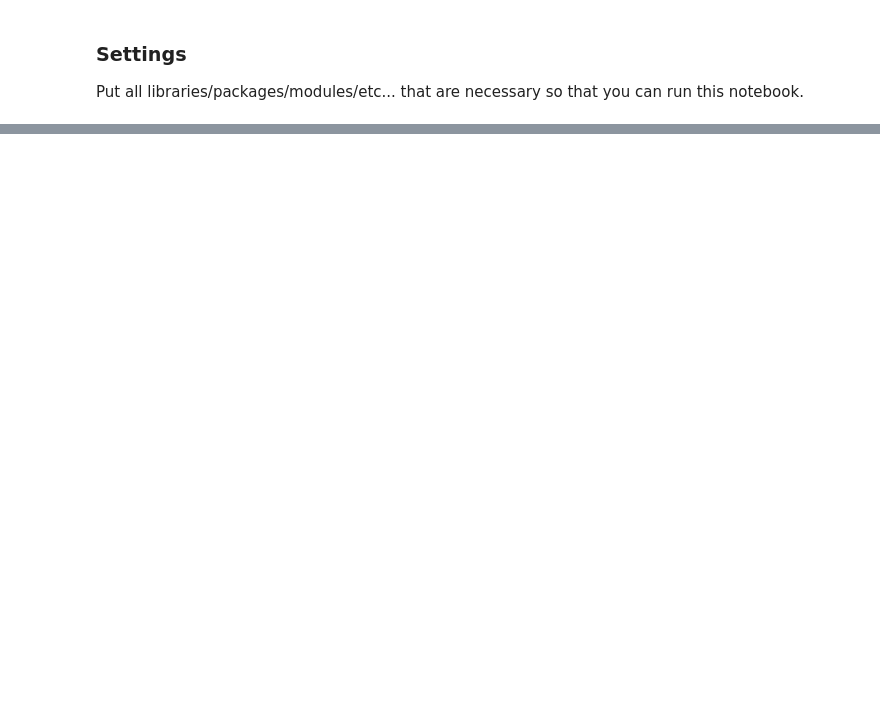
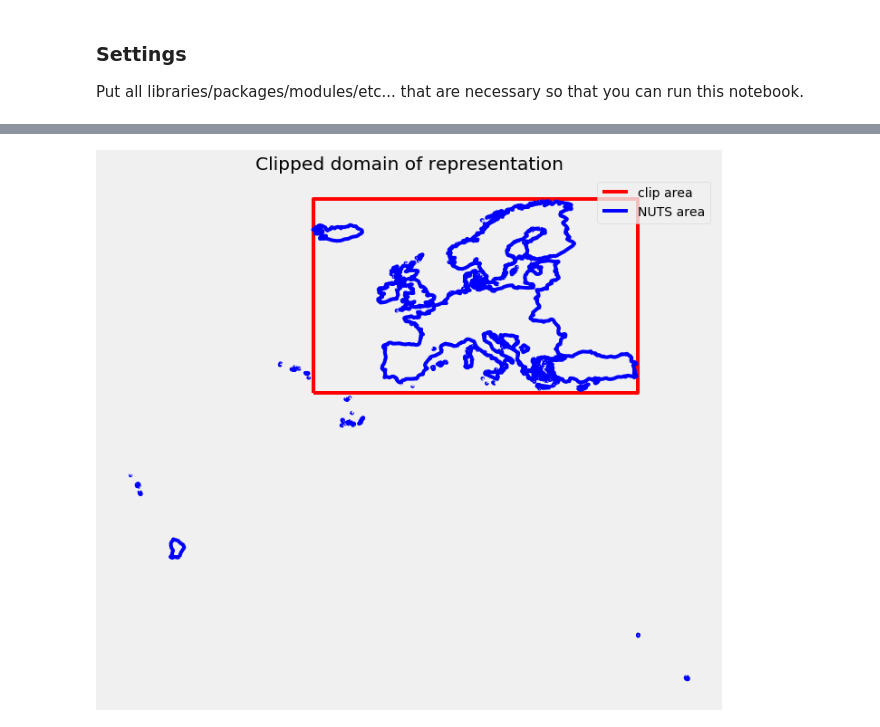
Before and after one commit to ericofrs/istat_2020, a Jupyter notebook: access_internet.ipynb, the cells around one changed output, grey strips where cells are left out. Cells and saved outputs as stored; diff of their text form; code cells hidden in the pictures; blank space fills up the shorter version.

```diff
--- a/access_internet.ipynb
+++ b/access_internet.ipynb
@@ -7,0 +10,4 @@ Prepared by [**Erico Farias da Silva**](erico_fariass@hotmail.com)
+# %%
+# We save the direc
+_THISDIR_ = !pwd
+print('Current working directory: %s' % _THISDIR_)
@@ -90,0 +344,21 @@ print(df.head())
+# %%
+EUmask = geometry.Polygon([#w: -25.5, s:35, e:30.2, n:71.3 in EPSG:4326 system
+                         (-24, 34),
+                         (45, 34),
+                         (45,  71.5),
+                         (-24, 71.5)
+])
+EUclip = gpd.GeoDataFrame(index=[0], geometry=[EUmask], crs=PROJ)
+
+NUTSarea = gpd.GeoDataFrame(index=[0], geometry=[nuts_data[0].unary_union], crs=PROJ)
+
+
+f, ax = mplt.subplots(1, figsize=(16, 10))
+EUclip.boundary.plot(ax=ax, color='r', label='clip area')
+NUTSarea.boundary.plot(ax=ax, color='b', label='NUTS area')
+ax.axes.get_xaxis().set_visible(False); ax.axes.get_yaxis().set_visible(False)
+ax.set_title('Clipped domain of representation')
+ax.legend()
+mplt.show()
+# %% [output]
+[figure, added]
```
Also changed, not shown: parts of 35 cells of this notebook, 4 other files.
